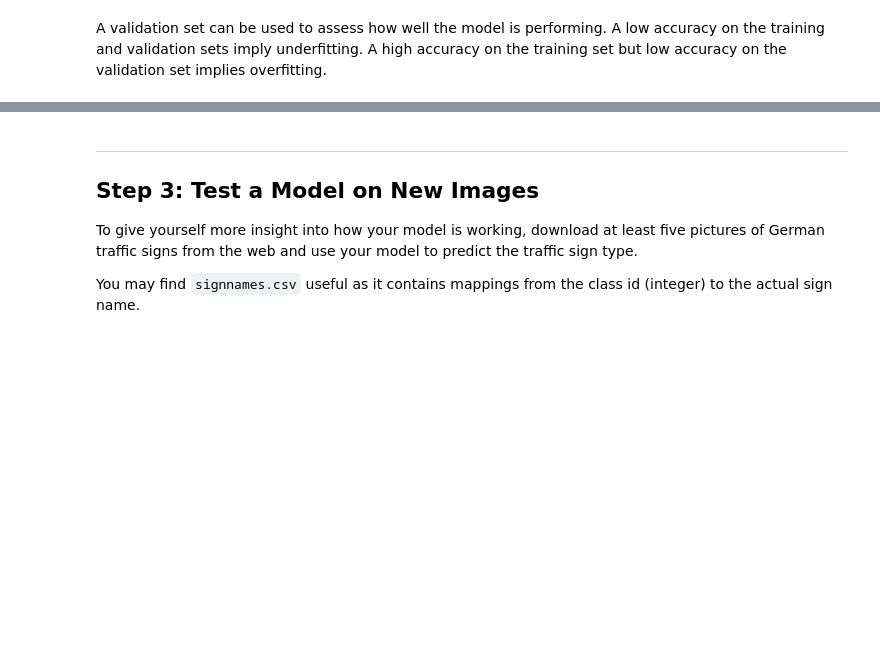
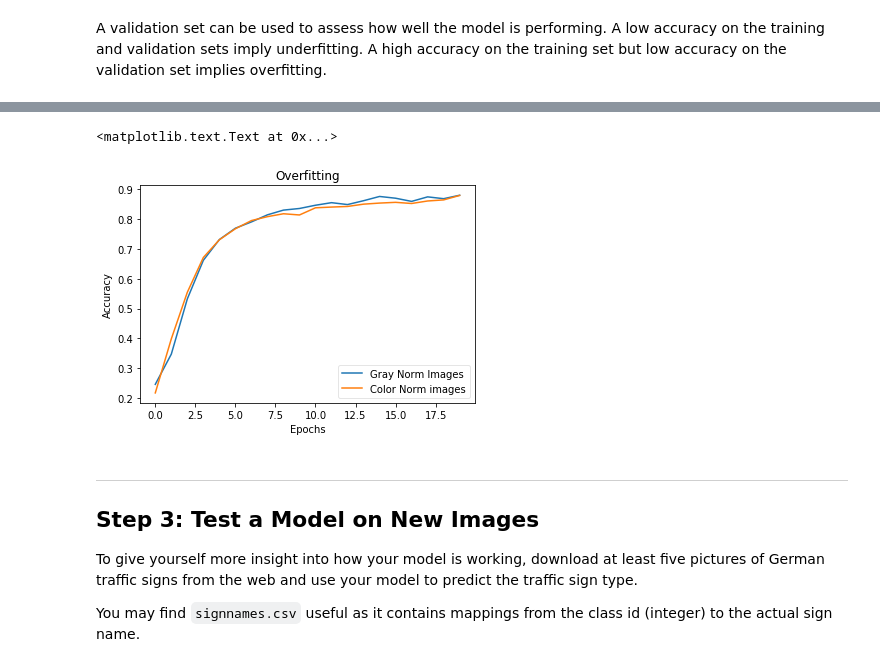
Before and after one commit to edgarcgarzon/CarND-Traffic-Sign-Classifier-P2, a Jupyter notebook: Traffic_Sign_Classifier.ipynb, the cells around one changed output, grey strips where cells are left out. Saved outputs shown, nothing was run; the diff lists cells and outputs as text; code cells hidden in the pictures; blank space fills up the shorter version.

```diff
--- a/Traffic_Sign_Classifier.ipynb
+++ b/Traffic_Sign_Classifier.ipynb
@@ -681,13 +266,0 @@ Test Accuracy colorNormReg_0001_01 = 0.777
-# %%
-#from LeNets import LeNet3
-
-logits, trainOp = defineTrainingPipeline(rate = 0.0001, ch = 3,
-                                         LeNetFunc = LeNet4,
-                                         Beta = 0.1)
-
-validAcc_colorNorm0001_2 = training(X_train_norm, y_train, X_valid_norm, y_valid,
-                                    'colorNormReg_0001_1',
-                                    IMAGE_CHANNELS,
-                                    earlyTermEn = 1)
-
-testAccuracy(X_test_norm, y_test, 'colorNormReg_0001_1')
@@ -703,13 +266,0 @@ Test Accuracy colorNormReg_0001_1 = 0.133
-# %%
-#from LeNets import LeNet3
-
-logits, trainOp = defineTrainingPipeline(rate = 0.0001, ch = 3,
-                                         LeNetFunc = LeNet4,
-                                         Beta = 0.001)
-
-validAcc_colorNorm0001_2 = training(X_train_norm, y_train, X_valid_norm, y_valid,
-                                    'colorNormReg_0001_001',
-                                    IMAGE_CHANNELS,
-                                    earlyTermEn = 1)
-
-testAccuracy(X_test_norm, y_test, 'colorNormReg_0001_001')
@@ -921,16 +459,17 @@ def testAccuracy():
         print("Test Accuracy " + name + " = {:.3f}".format(test_accuracy))
 # %%
 par['name'] = "ColorNormRegDrop_1"
+par['epochs']  = 20
+
+printInfo()
 
 X_train_in = X_train_norm
 X_valid_in = X_valid_norm
 X_test_in  = X_test_norm
 
-printInfo()
-
 logits, trainOp = defineTrainingPipeline(LeNet5)
 
-colorNorm0001_2 = training()
+colorNorm0001_1= training()
 
 testAccuracy()
 # %% [output]
@@ -984,3 +532,18 @@ Test Accuracy ColorNormRegDrop_2 = 0.733
+# %%
+fig, ax = plt.subplots()
+
+line1, = ax.plot(range(0, len(colorNorm0001_1)) , (colorNorm0001_1),
+                 label='Gray Norm Images')
+line1, = ax.plot(range(0, len(colorNorm0001_2)) , (colorNorm0001_2),
+                 label='Color Norm images')
+
+ax.legend(loc='best', fancybox=True, framealpha=0.5)
+ax.set_xlabel('Epochs')
+ax.set_ylabel('Accuracy')
+ax.set_title('Overfitting')
+# %% [output]
+<matplotlib.text.Text at 0x...>
+[figure, added]
 # %% [markdown]
 ---
 
```
Also changed, not shown: parts of 34 cells of this notebook.
